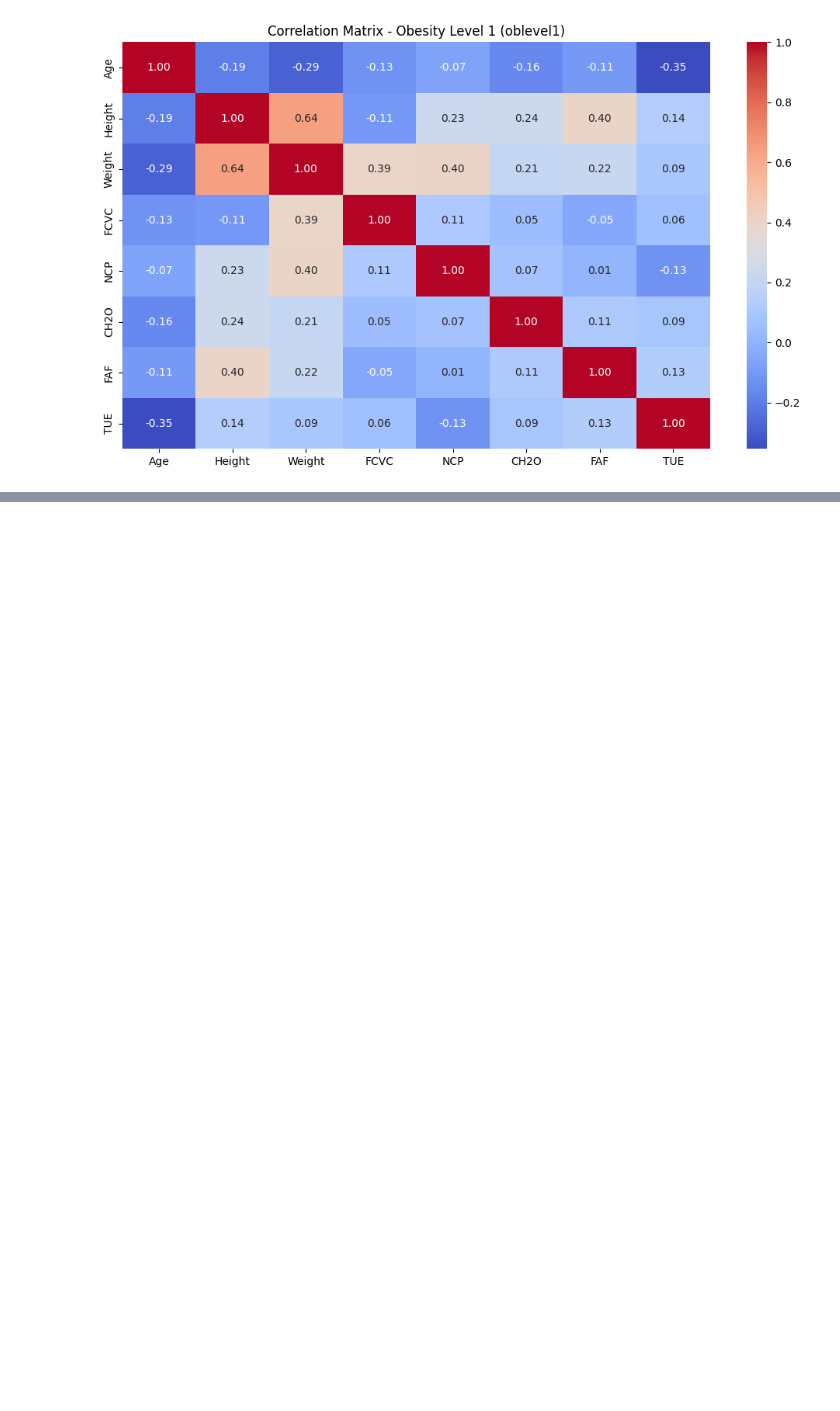
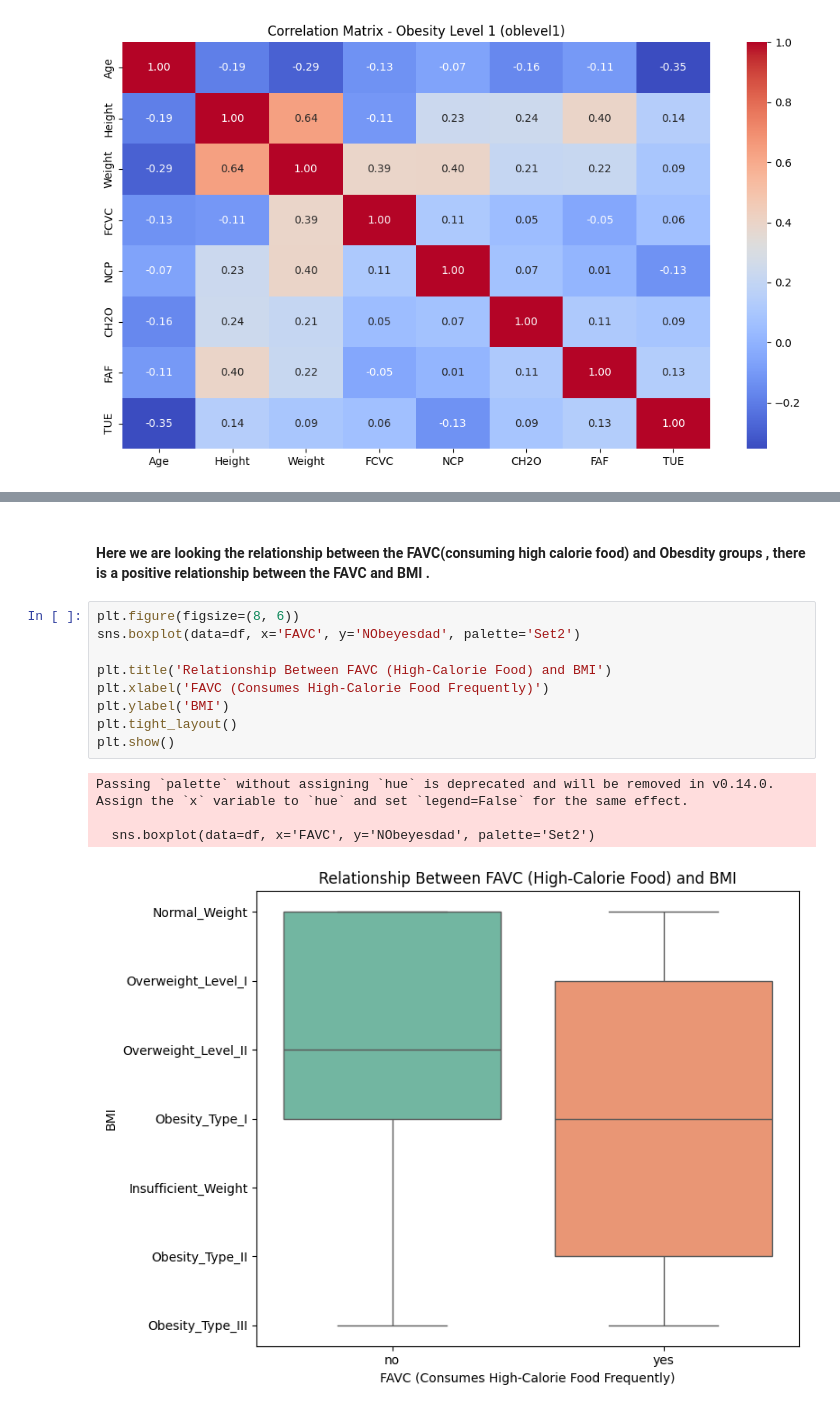
Before and after one commit to lalithavemalapalli/data_science, a Jupyter notebook: hypothesis/analysis.ipynb, the cells around one changed output, grey strips where cells are left out. Cells and saved outputs as stored; diff of their text form; blank space fills up the shorter version.

```diff
--- a/hypothesis/analysis.ipynb
+++ b/hypothesis/analysis.ipynb
@@ -504,0 +376,16 @@ TUE     1.000000
+# %% [markdown]
+#### Here we are looking the relationship between the FAVC(consuming high calorie food) and Obesdity groups , there is a positive relationship between the FAVC and BMI .
+# %%
+plt.figure(figsize=(8, 6))
+sns.boxplot(data=df, x='FAVC', y='NObeyesdad', palette='Set2')
+
+plt.title('Relationship Between FAVC (High-Calorie Food) and BMI')
+plt.xlabel('FAVC (Consumes High-Calorie Food Frequently)')
+plt.ylabel('BMI')
+plt.tight_layout()
+plt.show()
+# %% [output]
+Passing `palette` without assigning `hue` is deprecated and will be removed in v0.14.0. Assign the `x` variable to `hue` and set `legend=False` for the same effect.
+
+  sns.boxplot(data=df, x='FAVC', y='NObeyesdad', palette='Set2')
+[figure, added]
```
Also changed, not shown: parts of 58 cells of this notebook, 1 other file.
